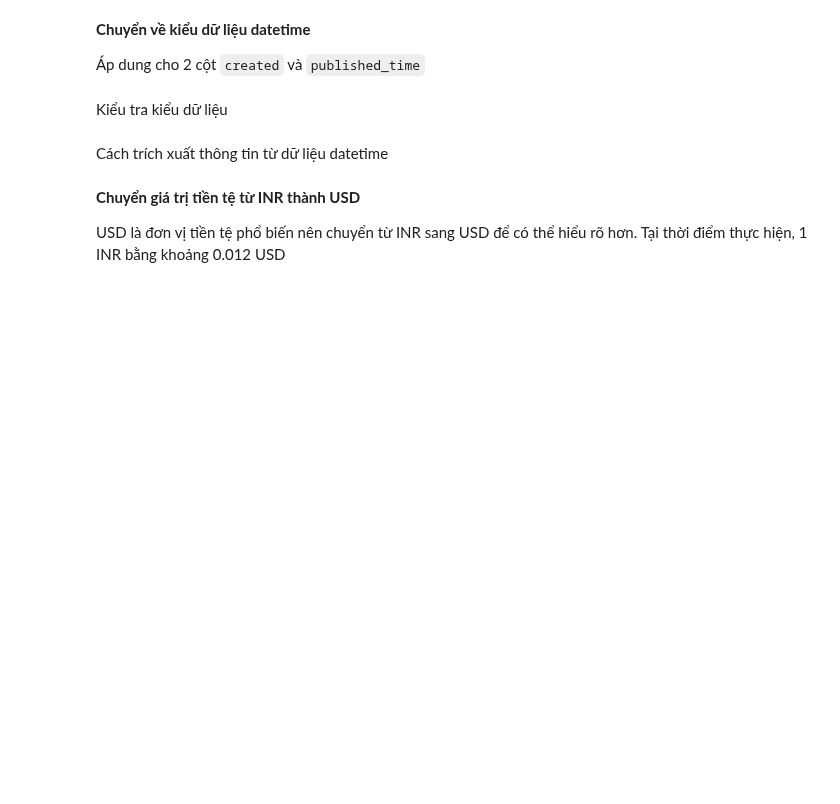
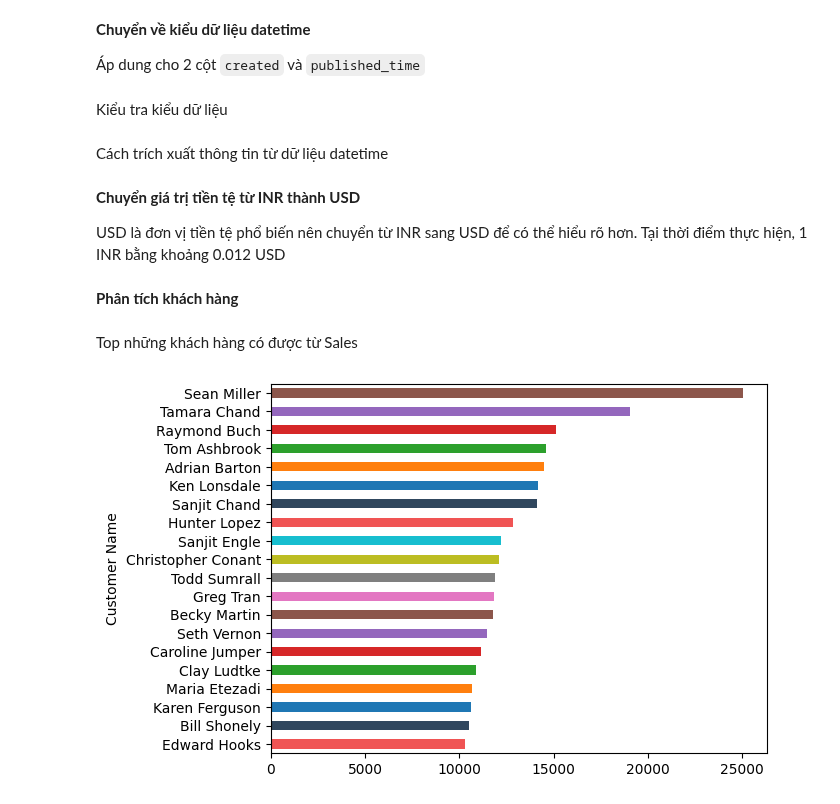
Before and after one commit to khangnl24112002/DataVisualization_Group02_Lab01, a Jupyter notebook: main.ipynb, the cells around one changed output. Saved outputs shown, nothing was run; the diff lists cells and outputs as text; code cells hidden in the pictures; blank space fills up the shorter version.

Commit message:
Analyze top customer by sales

```diff
--- a/main.ipynb
+++ b/main.ipynb
@@ -186,3 +186,12 @@ df['discount_price__amount'] = df['discount_price__amount'].apply(lambda x: x *
 df['price_detail__amount'] = df['price_detail__amount'].apply(lambda x: x * 0.012)
 # %%
 df.head()
+# %% [markdown]
+**Phân tích khách hàng**
+# %% [markdown]
+Top những khách hàng có được từ Sales
+# %%
+colors = color=['#F05454','#30475E' ,'#1f77b4', '#ff7f0e', '#2ca02c', '#d62728', '#9467bd', '#8c564b', '#e377c2', '#7f7f7f', '#bcbd22', '#17becf']
+df.groupby('Customer Name')['Sales'].sum().sort_values(ascending=True).tail(20).plot.barh(color=colors);
+# %% [output]
+[figure, added]
```
